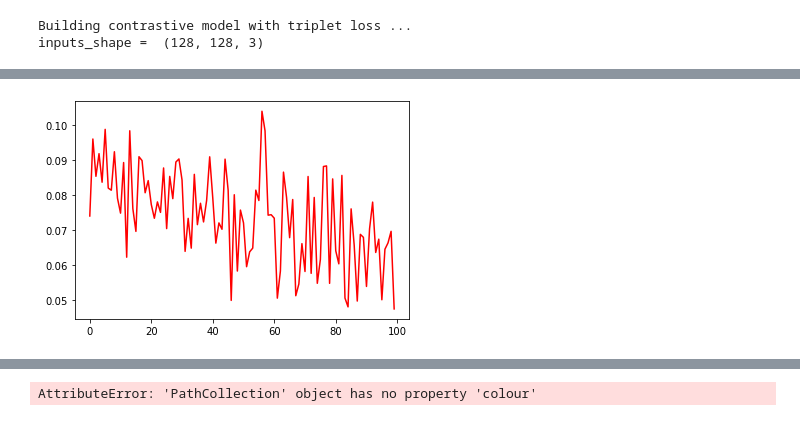
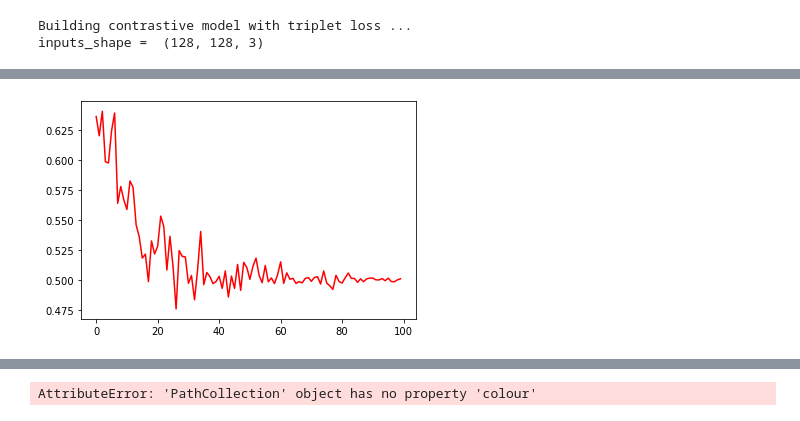
Before and after one commit to sudormroot/masters_thesis_code, a Jupyter notebook: triplet_plus_simple.ipynb, the cells around one changed output, grey strips where cells are left out. Drawn from its saved outputs; the diff is of its cells as text; code cells hidden in the pictures.

```diff
--- a/triplet_plus_simple.ipynb
+++ b/triplet_plus_simple.ipynb
@@ -165,0 +172,3 @@ plt.show()
+# %%
+X_train /= 255
+X_test /= 255
@@ -191,6 +220,8 @@ from embedding_simple import build_simple_embedding_model
 #EMBEDDING_INPUT_SHAPE = (128, 128, 3)
 #EMBEDDING_OUTPUT_DIMS = 10
 # %%
-embedding_model = build_simple_embedding_model()
+OUTPUT_DIMS=5
+embedding_model = build_simple_embedding_model(img_size = EMBEDDING_INPUT_SHAPE,
+                                               embedding_dim = OUTPUT_DIMS)
 embedding_model.summary()
 # %% [output]
@@ -239,13 +287,4 @@ triplet_model = build_triplet_model(embedding_model = embedding_model)
 Building contrastive model with triplet loss ...
 inputs_shape =  (128, 128, 3)
 # %%
-X, y = load_mbt_dataset()
-
-X_train, y_train, X_test, y_test = split_mbt_dataset(X, y, split = 0.5)
-
-img_augmenter = build_augmentation_model()
-
-train_generator = generate_triplets(img_augmenter = img_augmenter,
-                                    batch_size = 32,
-                                    X = X_train,
-                                    y = y_train)
+train_generator = generate_triplets(X_train, y_train, BATCH_SIZE)
@@ -267,9 +291,9 @@ WARNING:tensorflow:Please add `keras.layers.InputLayer` instead of `keras.Input`
 # %%
-triplet_history = triplet_model.fit(
+history = triplet_model.fit(
                   train_generator,
                   epochs = 100,
                   steps_per_epoch=10,
-                  #validation_steps=1,
-                  verbose=1
+                  validation_steps=1,
+                  verbose = 1
                  )
 # %% [output]
@@ -293,6 +317,6 @@ Epoch 100/100
 # %%
-triplet_loss_hist = triplet_history.history["loss"]
-plt.plot(triplet_loss_hist, color = "red")
+loss_hist = history.history["loss"]
+plt.plot(loss_hist, color = "red")
 plt.show()
 # %% [output]
-[figure, old version]
+[figure, new version]
```
Also changed, not shown: parts of 19 cells of this notebook, 5 other files.
